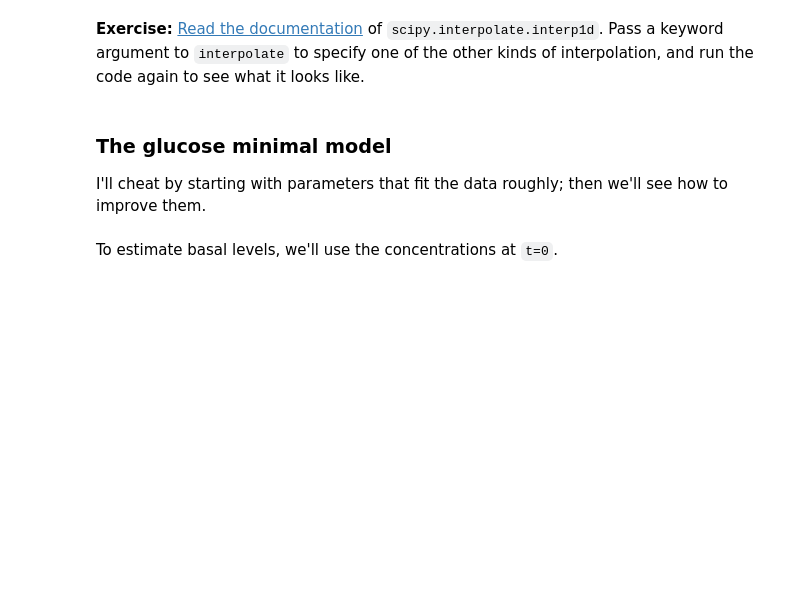
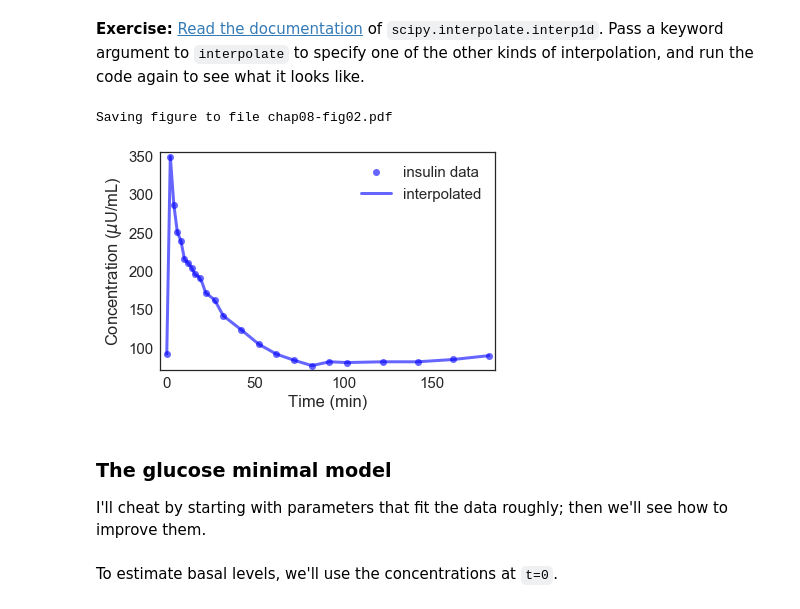
Before and after one commit to FlynnML/ModSimPy, a Jupyter notebook: code/chap08mine.ipynb, the cells around one changed output. Drawn from its saved outputs; the diff is of its cells as text; code cells hidden in the pictures; blank space fills up the shorter version.

```diff
--- a/code/chap08mine.ipynb
+++ b/code/chap08mine.ipynb
@@ -86,5 +115,20 @@ savefig('chap08-fig02.pdf')
 # %% [markdown]
 **Exercise:** [Read the documentation](https://docs.scipy.org/doc/scipy/reference/generated/scipy.interpolate.interp1d.html) of `scipy.interpolate.interp1d`.  Pass a keyword argument to `interpolate` to specify one of the other kinds of interpolation, and run the code again to see what it looks like.
+# %%
+G = interpolate(data.glucose)
+# %%
+ts = linrange(0, 182, 2)
+
+plot(data.glucose, 'bo', label='insulin data')
+plot(ts, G(ts), color='blue', label='interpolated')
+
+decorate(xlabel='Time (min)',
+         ylabel='Concentration ($\mu$U/mL)')
+
+savefig('chap08-fig02.pdf')
+# %% [output]
+Saving figure to file chap08-fig02.pdf
+[figure, added]
 # %% [markdown]
 ### The glucose minimal model
 
```
Also changed, not shown: parts of 52 cells of this notebook, 7 other files.
